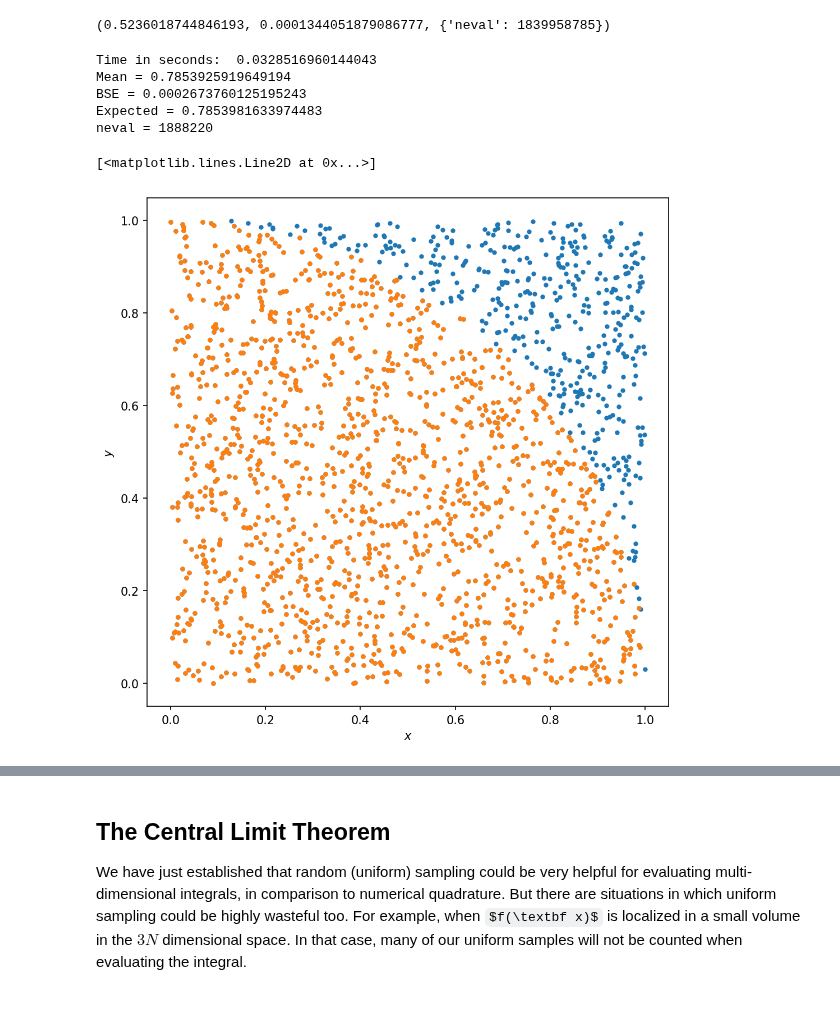
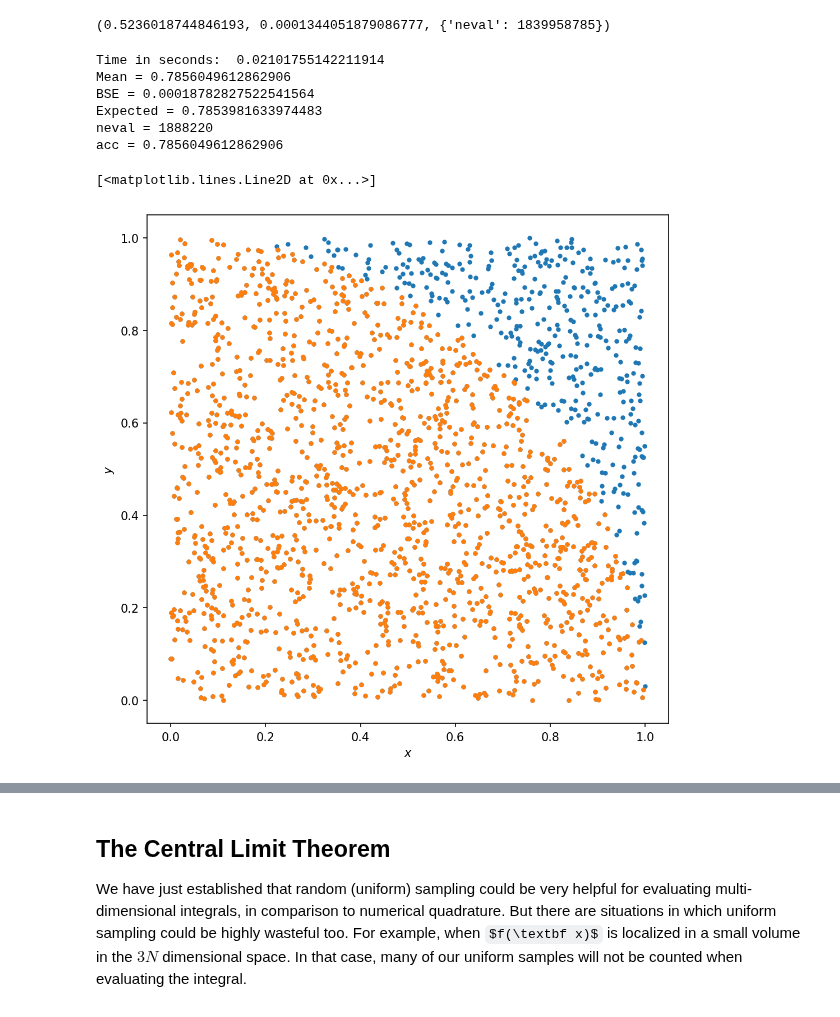
Before and after one commit to BarakHirshberg/MolecularSimulations, a Jupyter notebook: MonteCarlo.ipynb, the cells around one changed output, grey strips where cells are left out. Saved outputs shown, nothing was run; the diff lists cells and outputs as text; code cells hidden in the pictures; some formulas as TeX source.

```diff
--- a/MonteCarlo.ipynb
+++ b/MonteCarlo.ipynb
@@ -104,7 +105,7 @@ M=10
 
 tstart = time.time()
 
-res = evalSphereVol(d, Nsamples, M)
+res, acc = evalSphereVol(d, Nsamples, M)
 
 tend = time.time()
 print("Time in seconds: ", tend-tstart)
@@ -117,25 +118,27 @@ voln = math.pi**(d/2) * R**d / special.gamma(d/2 + 1) / 2**d
 print( "Expected = " +  str(voln) )
 
 print("neval = " + str(Nsamples*M) )
+print("acc = " + str(acc.mean()) )
 # %% [output]
-Time in seconds:  0.0328516960144043
-Mean = 0.7853925919649194
-BSE = 0.0002673760125195243
+Time in seconds:  0.02101755142211914
+Mean = 0.7856049612862906
+BSE = 0.00018782827522541564
 Expected = 0.7853981633974483
 neval = 1888220
+acc = 0.7856049612862906
 # %%
 plt.figure(1, figsize=(8,8), dpi=150)
 plt.xlabel(r"$x$")
 plt.ylabel(r"$y$")
 
-lessp = p[:,0:-1:100]
+lessp = p[:,0:-1:100000]
 idx = lessp[0,:]**2 + lessp[1,:]**2 <= R**2
 
 plt.plot(lessp[0,:],lessp[1,:],'.')
 plt.plot(lessp[0,idx],lessp[1,idx],'.')
 # %% [output]
 [<matplotlib.lines.Line2D at 0x...>]
-[figure, old version]
+[figure, new version]
 # %%
 #3D MC uniform sampling
 d = 3
```
Also changed, not shown: parts of 3 cells of this notebook.
